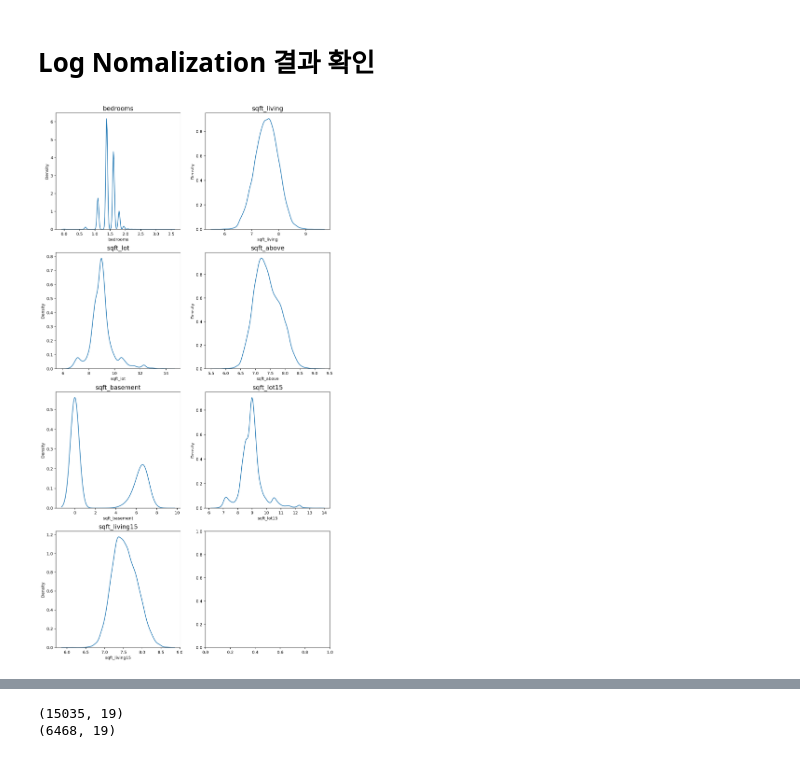
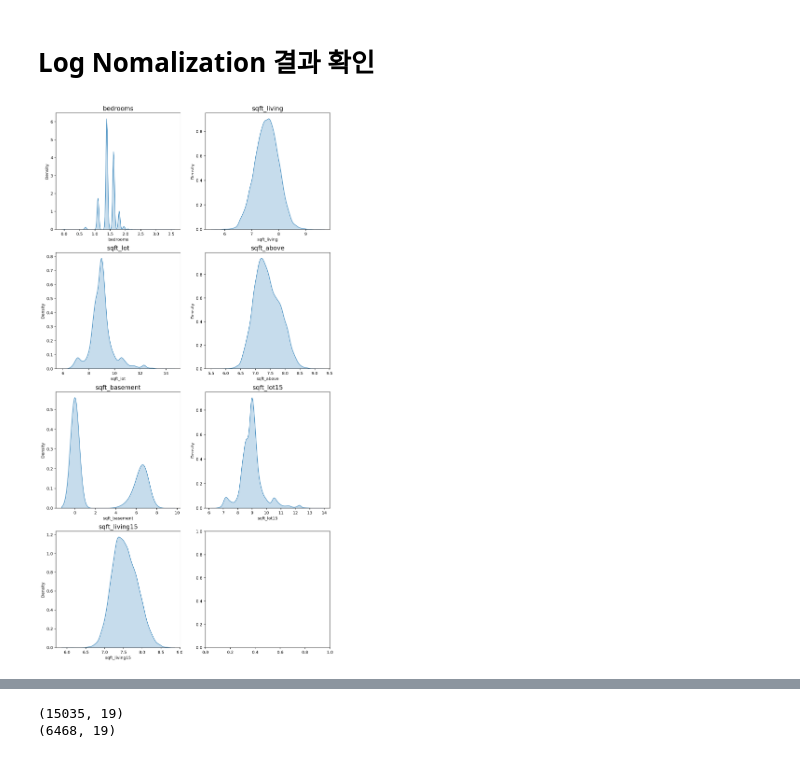
Before and after one commit to MinGyuGwon/Aiffel, a Jupyter notebook: E06_HousePricePrediction.ipynb, the cells around one changed output, grey strips where cells are left out. Cells and saved outputs as stored; diff of their text form; code cells hidden in the pictures.

```diff
--- a/E06_HousePricePrediction.ipynb
+++ b/E06_HousePricePrediction.ipynb
@@ -131,0 +239,3 @@ Name: id, Length: 21503, dtype: int64
+# %%
+id_indexed = data.set_index(keys = 'id', inplace = False)
+id_indexed.head()
@@ -131,0 +250,3 @@ Name: id, Length: 21503, dtype: int64
+# %%
+reset_indexed = data.reset_index(drop = True)
+reset_indexed.head()
@@ -131,0 +269,3 @@ Name: id, Length: 21503, dtype: int64
+# %%
+data = reset_indexed
+data.head()
@@ -204,9 +366,17 @@ fig, ax = plt.subplots(9, 2, figsize=(12, 50))   # 가로스크롤 때문에 그
 
 count = 1 # data 칼럼 제외하고 plot 그리기
 columns = data.columns
-for row in range(9):
-    for col in range(2):
-        sns.kdeplot(data[columns[count]], ax=ax[row][col])
+for row in range(ax.shape[0]):
+    for col in range(ax.shape[1]):
+        sns.kdeplot(data[columns[count]], shade = True, ax=ax[row][col]) # Kernel Density Estimation : smoothed version of histogram
+        # kdeplot 사용시 bw값을 올리면, 더 smooth한 그래프를 얻을 수 있지만
+        # 반대급부로, 최빈값(mode)을 잃을 수 있다.
+        # bw를 계산하는 방식 ('bw_method')에는 2가지가 있다.
+        # 1. Scott
+        # 2. Silverman
+
+        # 누적분포함수 CDF
+        #sns.kdeplot(data[columns[count]], shade = True, cumulative= True, ax=ax[row][col])
         ax[row][col].set_title(columns[count], fontsize=15)
         count += 1
         if count == 19 :
@@ -261,13 +460,13 @@ skew_columns
 # %%
 fig, ax = plt.subplots(4, 2, figsize=(12, 24))
 
 count = 0
-for row in range(4):
-    for col in range(2):
+for row in range(ax.shape[0]):
+    for col in range(ax.shape[1]):
         if count == 7:
             break
-        sns.kdeplot(data[skew_columns[count]], ax=ax[row][col])
+        sns.kdeplot(data[skew_columns[count]], ax=ax[row][col], shade = True)
         ax[row][col].set_title(skew_columns[count], fontsize=15)
         count += 1
 # %% [output]
-[figure, old version]
+[figure, new version]
```
Also changed, not shown: parts of 106 cells of this notebook, 1 other file.
